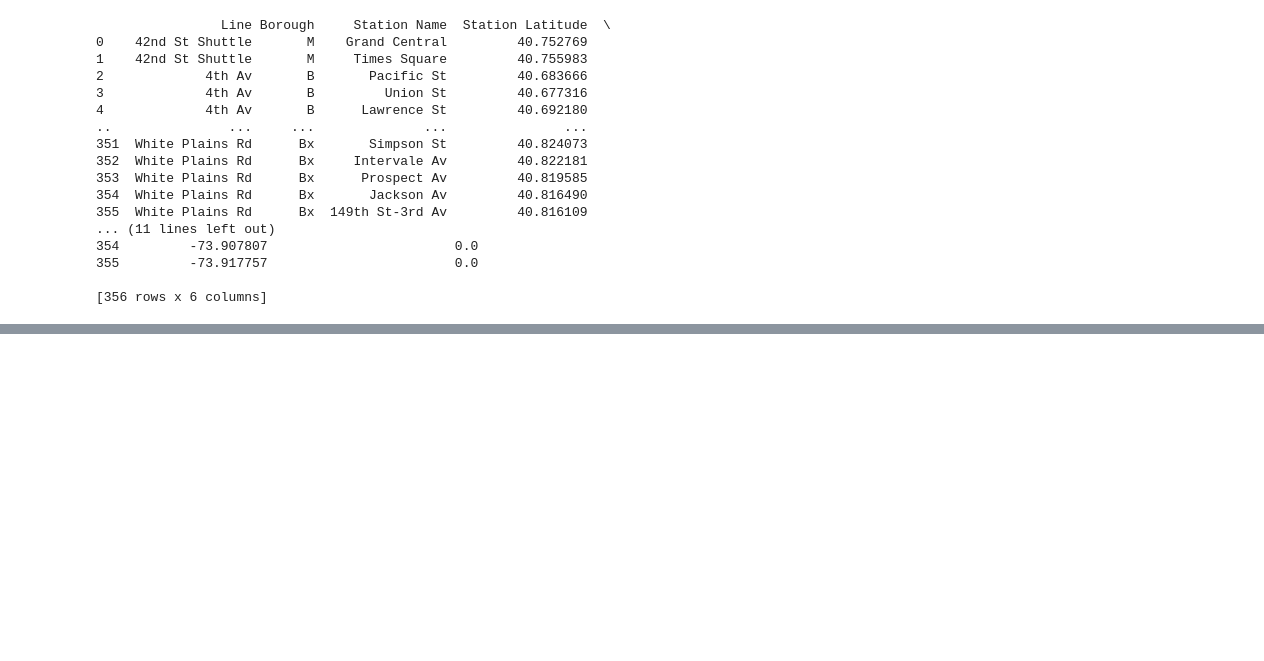
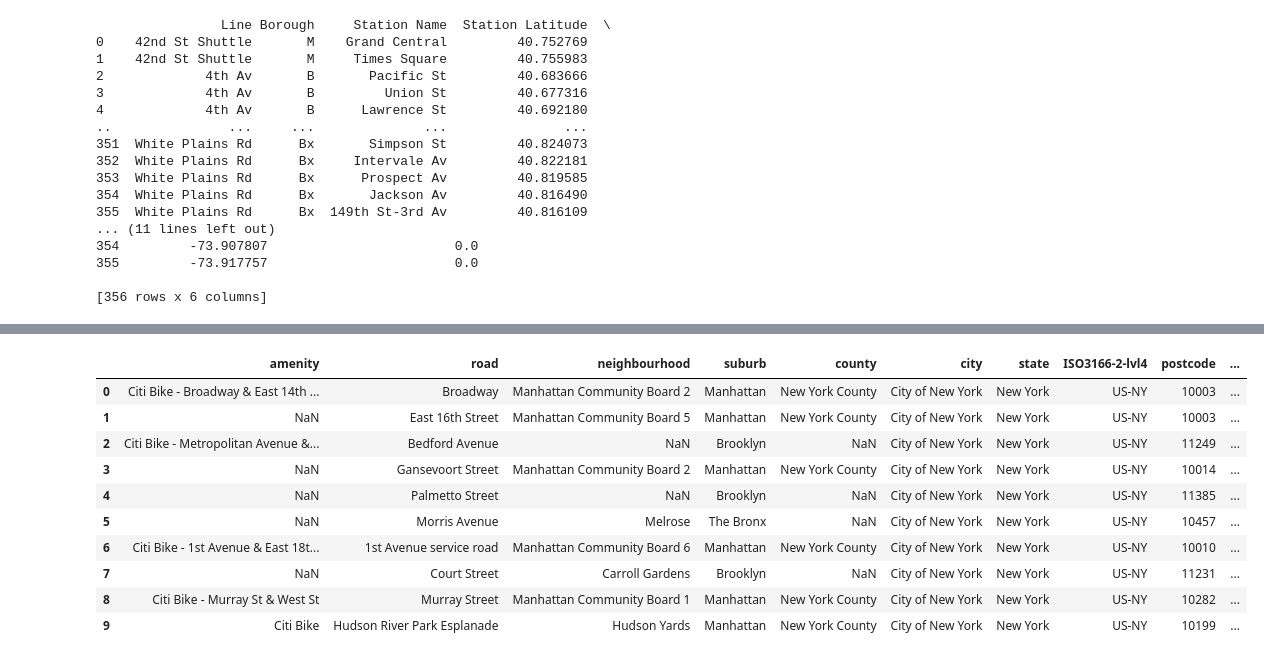
Before and after one commit to lukasschirren/nyc_bike_rental, a Jupyter notebook: Auriane_Workspace.ipynb, the cells around one changed output, grey strips where cells are left out. Saved outputs shown, nothing was run; the diff lists cells and outputs as text; code cells hidden in the pictures; blank space fills up the shorter version.

Commit message:
updated a new version for bike station data

```diff
--- a/Auriane_Workspace.ipynb
+++ b/Auriane_Workspace.ipynb
@@ -359,0 +315,19 @@ station_data_2019
+# %%
+from math import *
+def distance_lat_long(lat1, lon1, lat2, lon2):
+    R = 6371000.0
+
+
+    lat1_rad = radians(lat1)
+    lon1_rad = radians(lon1)
+    lat2_rad = radians(lat2)
+    lon2_rad = radians(lon2)
+
+    dlat = lat2_rad - lat1_rad
+    dlon = lon2_rad - lon1_rad
+
+    a = sin(dlat / 2)**2 + cos(lat1_rad) * cos(lat2_rad) * sin(dlon / 2)**2
+    c = 2 * atan2(sqrt(a), sqrt(1 - a))
+    distance = R * c
+
+    return distance
@@ -422,0 +423,7 @@ nyc_map_subway
+# %%
+dfs_bis=data_2024[['start_station_id','start_station_name','start_lat','start_lng']]\
+.drop_duplicates(subset = ['start_station_id'])
+# %%
+dfs_bis.columns=['stationid','station name','latitude','longitude']
+dfs_bis.set_index('stationid', inplace=True)
+dfs_bis
@@ -422,0 +445,7 @@ nyc_map_subway
+# %%
+from geopy.geocoders import Nominatim
+from geopy.extra.rate_limiter import RateLimiter
+
+geolocator = Nominatim(user_agent="bikeshare")
+reverse = RateLimiter(geolocator.reverse, min_delay_seconds=1, max_retries=0)
+reverse("40.75029943702441, -73.99221868612786").raw['address']
@@ -422,0 +465,18 @@ nyc_map_subway
+# %%
+locations=[]
+for index, row in dfs_bis.iterrows():
+    locations.append(reverse("{}, {}".format(row['latitude'], row['longitude'])).raw['address'])
+
+pd.DataFrame(locations[:10])
+# %% [output]
+|  | amenity | road | neighbourhood | suburb | county | city | state | ISO3166-2-lvl4 | postcode | ... |
+| 0 | Citi Bike - Broadway & East 14th ... | Broadway | Manhattan Community Board 2 | Manhattan | New York County | City of New York | New York | US-NY | 10003 | ... |
+| 1 | NaN | East 16th Street | Manhattan Community Board 5 | Manhattan | New York County | City of New York | New York | US-NY | 10003 | ... |
+| 2 | Citi Bike - Metropolitan Avenue &... | Bedford Avenue | NaN | Brooklyn | NaN | City of New York | New York | US-NY | 11249 | ... |
+| 3 | NaN | Gansevoort Street | Manhattan Community Board 2 | Manhattan | New York County | City of New York | New York | US-NY | 10014 | ... |
+| 4 | NaN | Palmetto Street | NaN | Brooklyn | NaN | City of New York | New York | US-NY | 11385 | ... |
+| 5 | NaN | Morris Avenue | Melrose | The Bronx | NaN | City of New York | New York | US-NY | 10457 | ... |
+| 6 | Citi Bike - 1st Avenue & East 18t... | 1st Avenue service road | Manhattan Community Board 6 | Manhattan | New York County | City of New York | New York | US-NY | 10010 | ... |
+| 7 | NaN | Court Street | Carroll Gardens | Brooklyn | NaN | City of New York | New York | US-NY | 11231 | ... |
+| 8 | Citi Bike - Murray St & West St | Murray Street | Manhattan Community Board 1 | Manhattan | New York County | City of New York | New York | US-NY | 10282 | ... |
+| 9 | Citi Bike | Hudson River Park Esplanade | Hudson Yards | Manhattan | New York County | City of New York | New York | US-NY | 10199 | ... |
```
Also changed, not shown: parts of 9 cells of this notebook, 5 other files.
